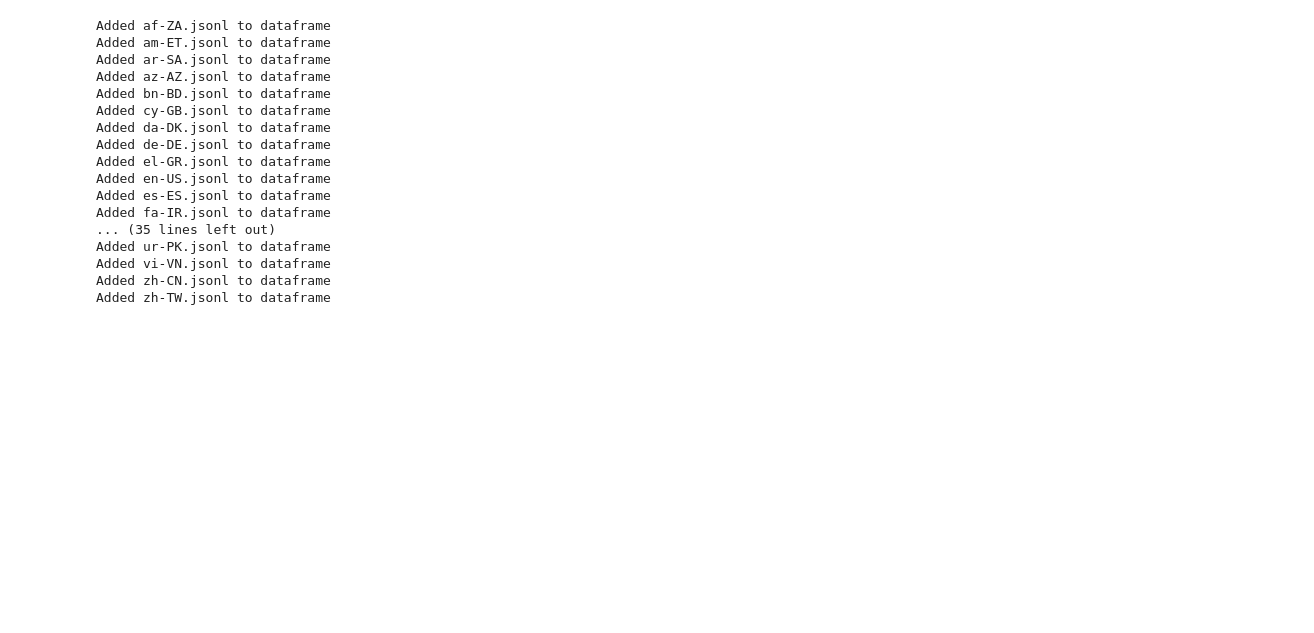
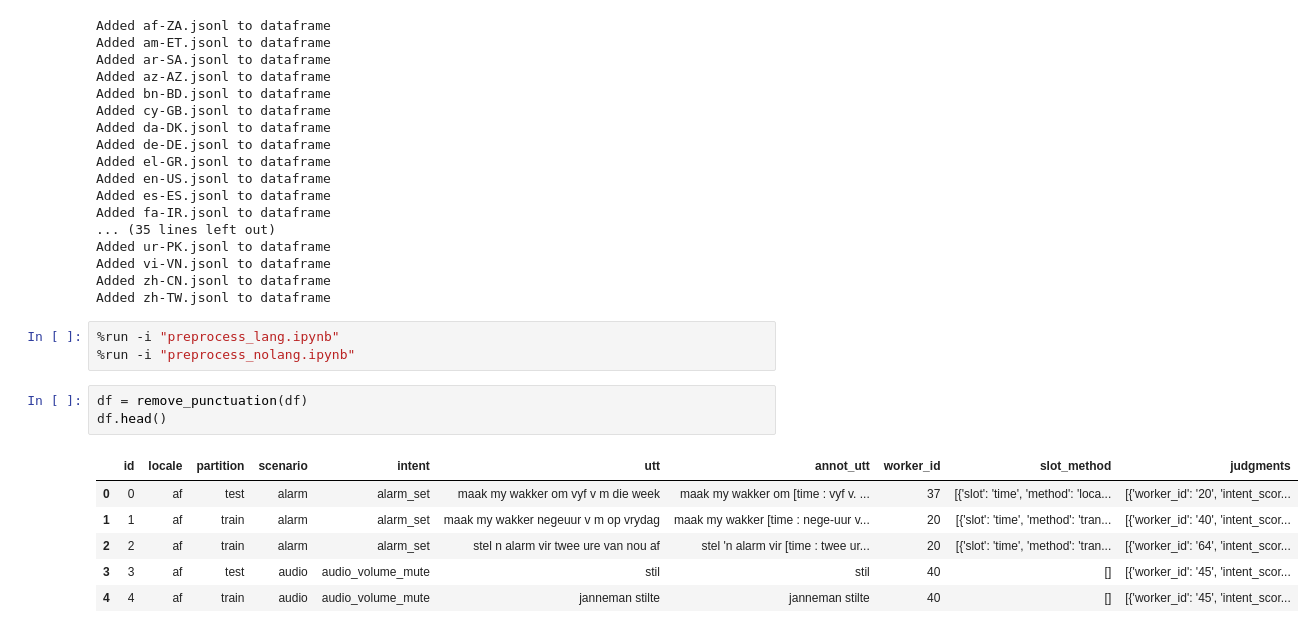
Before and after one commit to 1Krypt0/FEUP-PLN-PROJ, a Jupyter notebook: preprocessing.ipynb, the cells around one changed output. Cells and saved outputs as stored; diff of their text form; blank space fills up the shorter version.

```diff
--- a/preprocessing.ipynb
+++ b/preprocessing.ipynb
@@ -28,3 +28,16 @@ Added ur-PK.jsonl to dataframe
 Added vi-VN.jsonl to dataframe
 Added zh-CN.jsonl to dataframe
 Added zh-TW.jsonl to dataframe
+# %%
+%run -i "preprocess_lang.ipynb"
+%run -i "preprocess_nolang.ipynb"
+# %%
+df = remove_punctuation(df)
+df.head()
+# %% [output]
+|  | id | locale | partition | scenario | intent | utt | annot_utt | worker_id | slot_method | judgments |
+| 0 | 0 | af | test | alarm | alarm_set | maak my wakker om vyf v m die week | maak my wakker om [time : vyf v. ... | 37 | [{'slot': 'time', 'method': 'loca... | [{'worker_id': '20', 'intent_scor... |
+| 1 | 1 | af | train | alarm | alarm_set | maak my wakker negeuur v m op vrydag | maak my wakker [time : nege-uur v... | 20 | [{'slot': 'time', 'method': 'tran... | [{'worker_id': '40', 'intent_scor... |
+| 2 | 2 | af | train | alarm | alarm_set | stel n alarm vir twee ure van nou af | stel 'n alarm vir [time : twee ur... | 20 | [{'slot': 'time', 'method': 'tran... | [{'worker_id': '64', 'intent_scor... |
+| 3 | 3 | af | test | audio | audio_volume_mute | stil | stil | 40 | [] | [{'worker_id': '45', 'intent_scor... |
+| 4 | 4 | af | train | audio | audio_volume_mute | janneman stilte | janneman stilte | 40 | [] | [{'worker_id': '45', 'intent_scor... |
```
Also changed, not shown: parts of 4 cells of this notebook, 2 other files.
